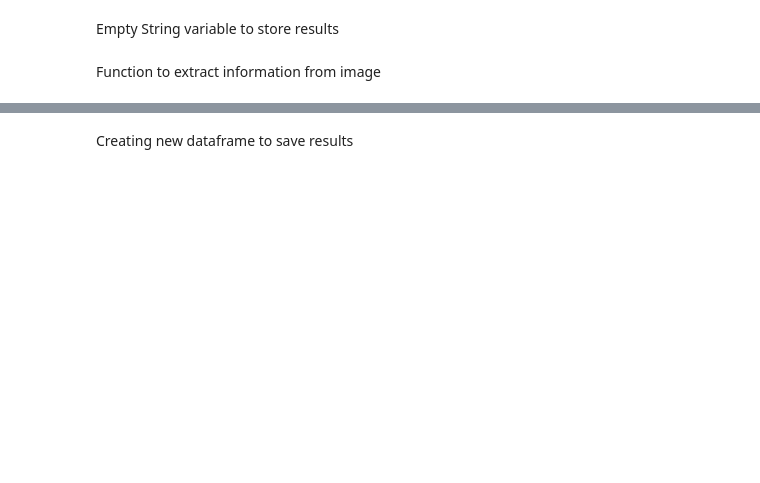
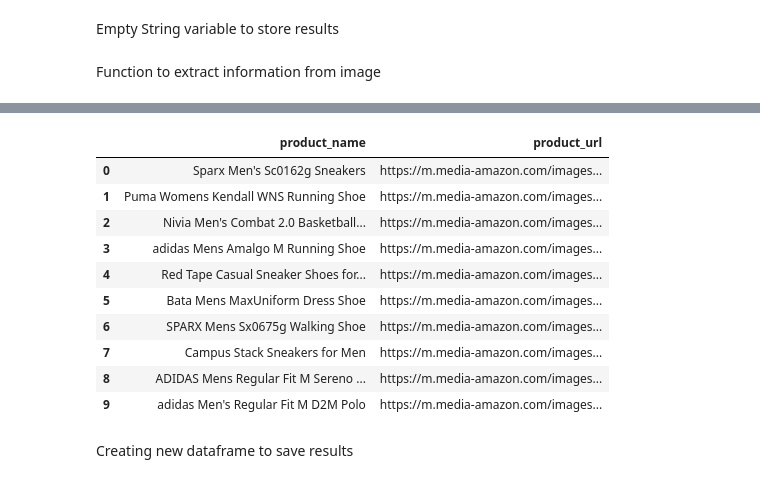
Before and after one commit to Shreyash-Pardhi/Python_Practice, a Jupyter notebook: Python/Assessment-2 (GOOGLE VISION API)/demo.ipynb, the cells around one changed output, grey strips where cells are left out. Drawn from its saved outputs; the diff is of its cells as text; code cells hidden in the pictures; blank space fills up the shorter version.

```diff
--- a/Python/Assessment-2 (GOOGLE VISION API)/demo.ipynb
+++ b/Python/Assessment-2 (GOOGLE VISION API)/demo.ipynb
@@ -149,3 +159,18 @@ def extract_info(uri):
+# %%
+d = data[:10]
+d
+# %% [output]
+|  | product_name | product_url |
+| 0 | Sparx Men's Sc0162g Sneakers | https://m.media-amazon.com/images... |
+| 1 | Puma Womens Kendall WNS Running Shoe | https://m.media-amazon.com/images... |
+| 2 | Nivia Men's Combat 2.0 Basketball... | https://m.media-amazon.com/images... |
+| 3 | adidas Mens Amalgo M Running Shoe | https://m.media-amazon.com/images... |
+| 4 | Red Tape Casual Sneaker Shoes for... | https://m.media-amazon.com/images... |
+| 5 | Bata Mens MaxUniform Dress Shoe | https://m.media-amazon.com/images... |
+| 6 | SPARX Mens Sx0675g Walking Shoe | https://m.media-amazon.com/images... |
+| 7 | Campus Stack Sneakers for Men | https://m.media-amazon.com/images... |
+| 8 | ADIDAS Mens Regular Fit M Sereno ... | https://m.media-amazon.com/images... |
+| 9 | adidas Men's Regular Fit M D2M Polo | https://m.media-amazon.com/images... |
 # %% [markdown]
 Creating new dataframe to save results
 # %%
```
Also changed, not shown: parts of 9 cells of this notebook, 5 other files.
